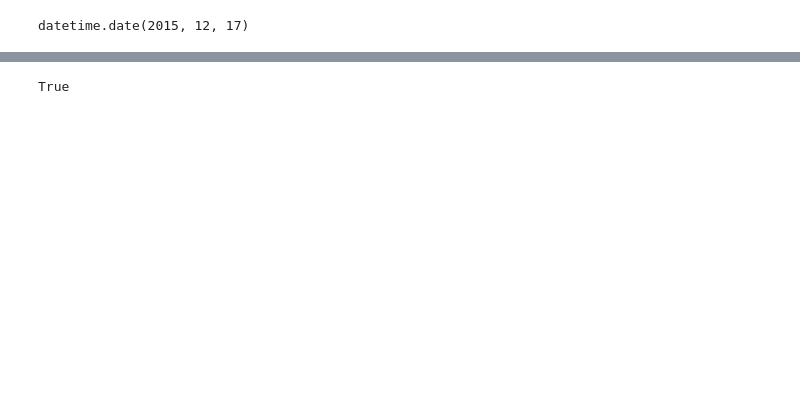
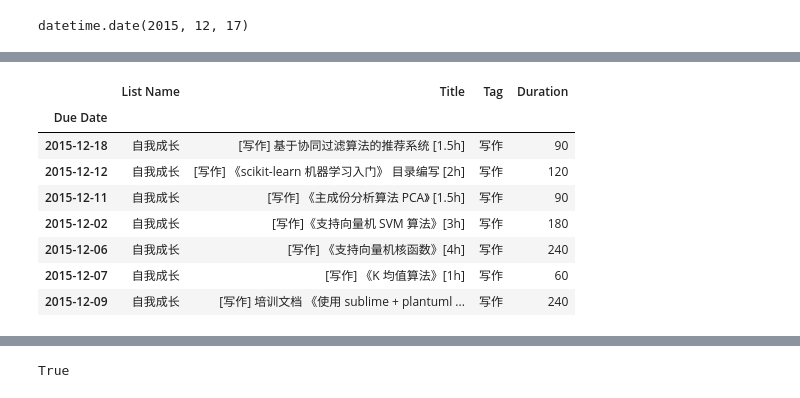
Before and after one commit to kamidox/utils, a Jupyter notebook: dida365/dida_event_log.ipynb, the cells around one changed output, grey strips where cells are left out. Cells and saved outputs as stored; diff of their text form; code cells hidden in the pictures; blank space fills up the shorter version.

```diff
--- a/dida365/dida_event_log.ipynb
+++ b/dida365/dida_event_log.ipynb
@@ -103,3 +104,15 @@ data[data['List Name'] == '自我提升'].groupby(level=0).sum()['Duration'].sum
+# %%
+data[data['Tag'] == '写作']
+# %% [output]
+|  | List Name | Title | Tag | Duration |
+| Due Date |  |  |  |  |
+| 2015-12-18 | 自我成长 | [写作] 基于协同过滤算法的推荐系统 [1.5h] | 写作 | 90 |
+| 2015-12-12 | 自我成长 | [写作] 《scikit-learn 机器学习入门》 目录编写 [2h] | 写作 | 120 |
+| 2015-12-11 | 自我成长 | [写作] 《主成份分析算法 PCA》 [1.5h] | 写作 | 90 |
+| 2015-12-02 | 自我成长 | [写作]《支持向量机 SVM 算法》[3h] | 写作 | 180 |
+| 2015-12-06 | 自我成长 | [写作] 《支持向量机核函数》[4h] | 写作 | 240 |
+| 2015-12-07 | 自我成长 | [写作] 《K 均值算法》[1h] | 写作 | 60 |
+| 2015-12-09 | 自我成长 | [写作] 培训文档 《使用 sublime + plantuml ... | 写作 | 240 |
 # %%
 routine_duration = 14 # hours
 days_data = data.groupby(level=0).sum()
```
Also changed, not shown: parts of 18 cells of this notebook, 2 other files.
